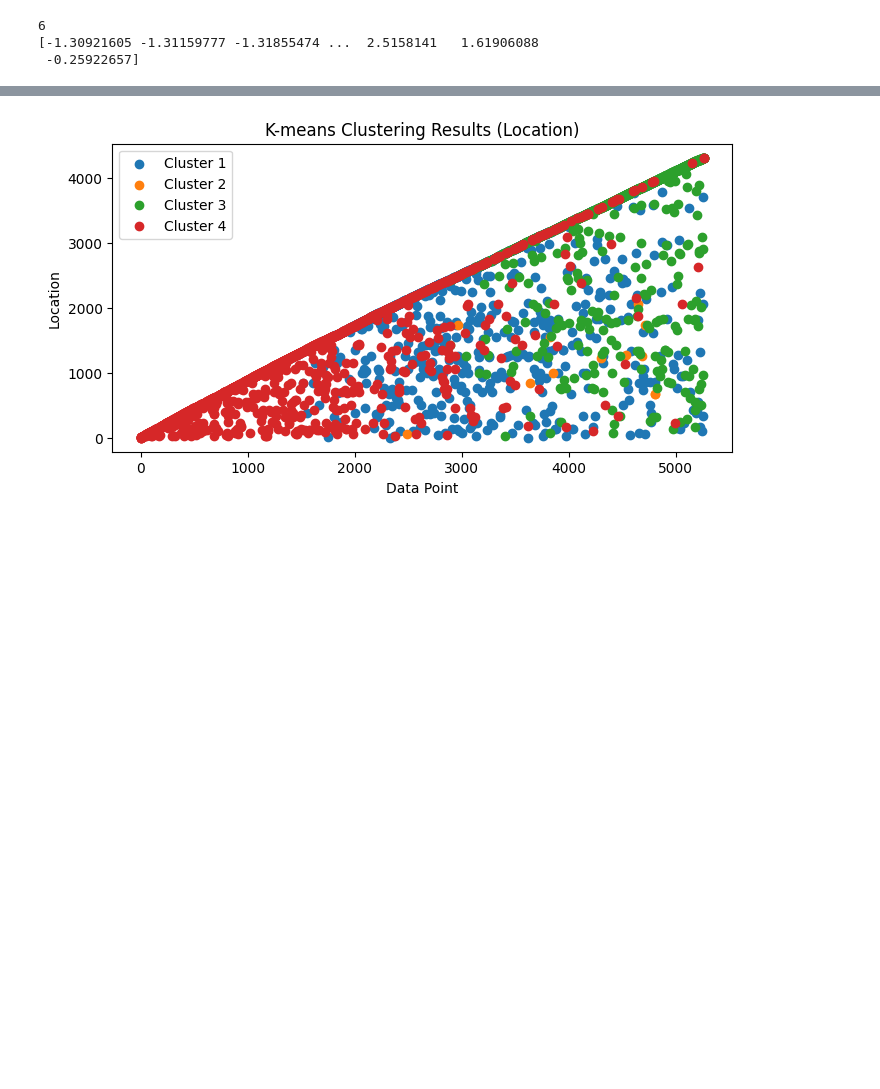
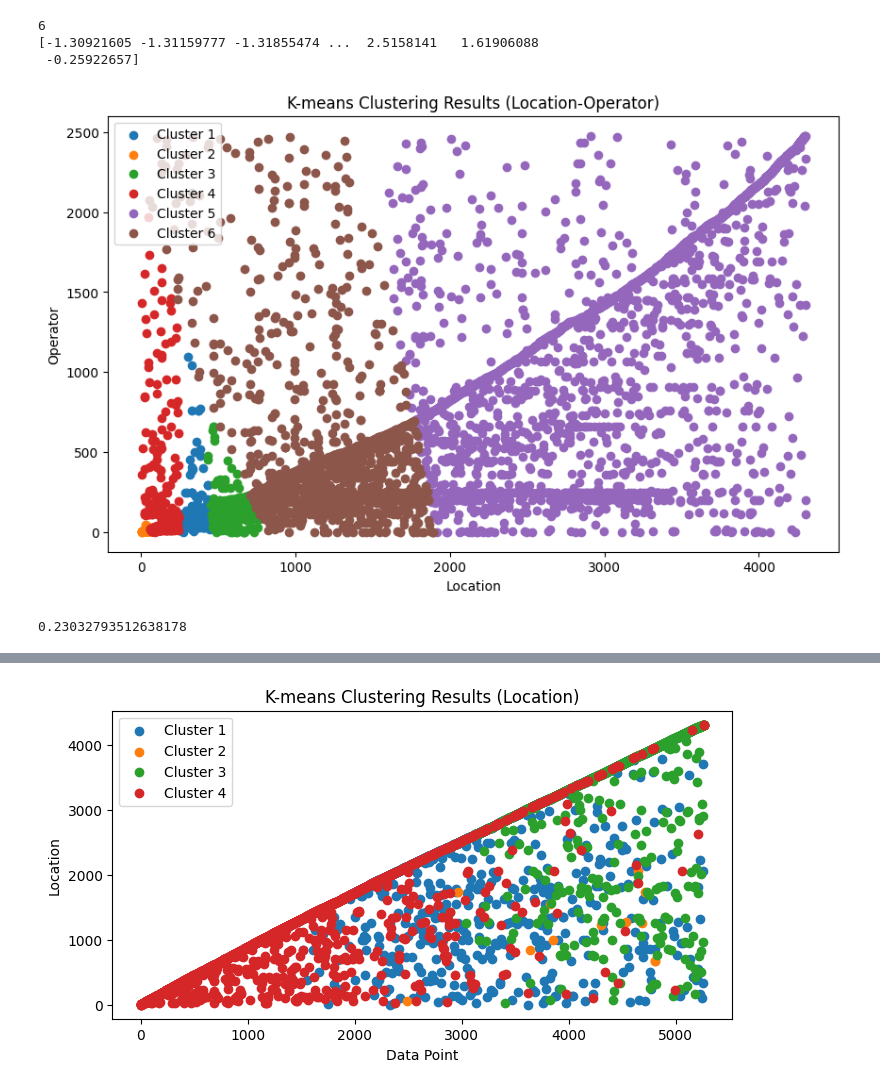
Before and after one commit to bhavyanarnoli/MachineLearning-CSE543, a Jupyter notebook: Assignment2/Unsupervised.ipynb, the cells around one changed output, grey strips where cells are left out. Cells and saved outputs as stored; diff of their text form; code cells hidden in the pictures; blank space fills up the shorter version.

```diff
--- a/Assignment2/Unsupervised.ipynb
+++ b/Assignment2/Unsupervised.ipynb
@@ -560,6 +560,18 @@ print(eigenvalue_pairs)
        -0.42933758, -0.02738319])), (0.04972653437604201, array([-0.05627075,  0.02778394, -0.01464173,  0.0081187 ,  0.86545885,
        -0.21071154, -0.13517673, -0.01745028, -0.22403341, -0.36489881,
         0.01827616,  0.01046877]))]
+# %%
+eigenvalue_pairs.sort(reverse=True, key=lambda x: x[0])
+
+# Choose the top 'k' eigenvectors for dimensionality reduction
+k = 2  # Replace with the desired number of dimensions
+selected_eigenpairs = eigenvalue_pairs[:k]
+
+# Extract the selected eigenvectors
+selected_eigenvectors = np.array([eigenpair[1] for eigenpair in selected_eigenpairs]).T
+
+# Perform dimensionality reduction by projecting the data onto the selected eigenvectors
+X_reduced = np.dot(standardized_data, selected_eigenvectors)
 # %% [markdown]
 ##### Step 6: Calculate the total variance and variance covered by each principal component
 # %%
@@ -742,0 +816,4 @@ Silhoutte score of Type 0.5985443696949306
+# %%
+# Assign corresponding values of the first word from word_values to data['type_for_k']
+data['type_for_k'] = data['Type'].apply(lambda x: word_values[x.split()[0]] if isinstance(x, str) else np.nan)
+print(data['type_for_k'])
@@ -770,0 +970,58 @@ print(corresponding_column_in_pca)
+# %%
+import numpy as np
+import pandas as pd
+import matplotlib.pyplot as plt
+
+# Load your data into a DataFrame (replace 'data' with your dataset)
+# Make sure to have 'Location' and 'Operator' as columns in your DataFrame
+
+# Extract the 'Location' and 'Operator' columns
+Location_Operator_data = data[['Location', 'Operator']]
+
+# Determine the number of clusters (K)
+K = 6
+
+# Maximum number of iterations
+max_iterations = 1000
+
+# Initialize centroids randomly
+np.random.seed(0)
+sample_indices = np.random.choice(len(Location_Operator_data), size=K, replace=False)
+centroids = Location_Operator_data.iloc[sample_indices]
+
+# Initialize an array to store cluster assignments for each data point
+cluster_assignments = np.zeros(len(Location_Operator_data))
+
+# Iterate until convergence or max iterations
+for iteration in range(max_iterations):
+    # Calculate distances to centroids
+    distances = np.linalg.norm(Location_Operator_data.values[:, np.newaxis] - centroids.values, axis=2)
+
+    # Assign each data point to the nearest centroid
+    cluster_assignments = np.argmin(distances, axis=1)
+
+# Add cluster assignments to the original DataFrame
+data['Cluster_Location_Operator'] = cluster_assignments
+
+# Calculate the total Operator for each cluster
+cluster_Operator = data.groupby('Cluster_Location_Operator')['Operator'].sum()
+# Print the most dangerous Location(s) and total Operato
+# Create a smaller figure
+plt.figure(figsize=(10, 6))
+
+# Plot the results for the sampled data
+for k in range(K):
+    cluster_data = Location_Operator_data[data['Cluster_Location_Operator'] == k]
+    plt.scatter(cluster_data['Location'], cluster_data['Operator'], label=f'Cluster {k + 1}')
+
+plt.xlabel('Location')
+plt.ylabel('Operator')
+plt.title('K-means Clustering Results (Location-Operator)')
+plt.legend()
+plt.show()
+# %% [output]
+[figure, added]
+# %%
+print(calculate_silhouette_score_two(Location_Operator_data.values, cluster_assignments))
+# %% [output]
+0.23032793512638178
```
Also changed, not shown: parts of 19 cells of this notebook, 3 other files.
